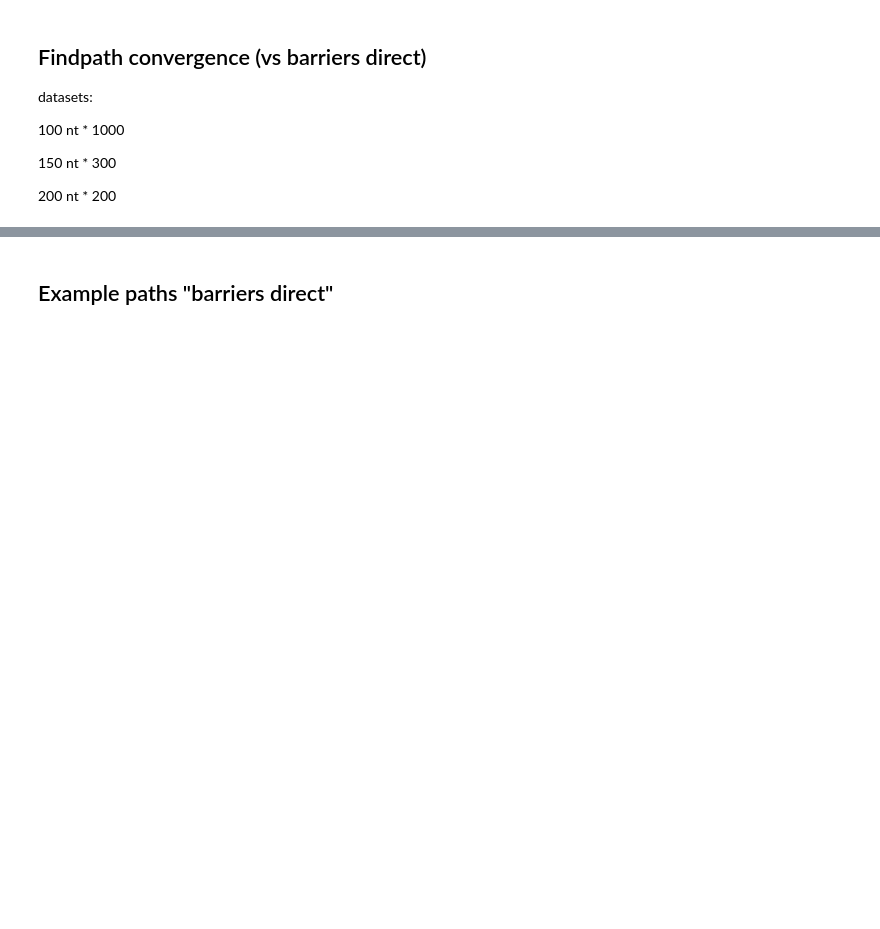
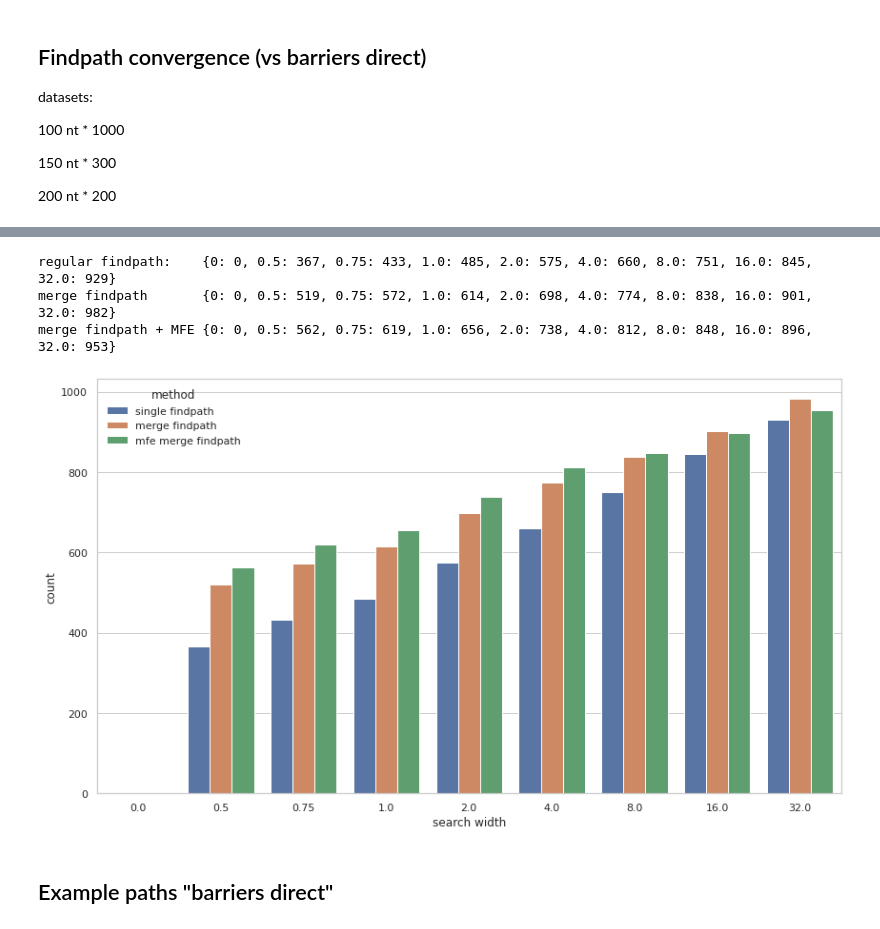
Before and after one commit to maxf-at/findpath_cpp, a Jupyter notebook: benchmarks/sw_scaling_result.ipynb, the cells around one changed output, grey strips where cells are left out. Cells and saved outputs as stored; diff of their text form; code cells hidden in the pictures; blank space fills up the shorter version.

```diff
--- a/benchmarks/sw_scaling_result.ipynb
+++ b/benchmarks/sw_scaling_result.ipynb
@@ -317,3 +547,12 @@ merge findpath + subopt paths, no convergence:          3 [156, 217, 300]
+# %%
+filename = "sw_scaling_h3_local_min_200x1000_multiple_sections_min10.csv"
+# filename = "sw_scaling_h3_local_min_300x1000_multiple_sections_min10.csv"
+hist_csv(prefix, filename, barriers=False, limit=limit, subopt_paths=False)
+# %% [output]
+regular findpath:    {0: 0, 0.5: 367, 0.75: 433, 1.0: 485, 2.0: 575, 4.0: 660, 8.0: 751, 16.0: 845, 32.0: 929}
+merge findpath       {0: 0, 0.5: 519, 0.75: 572, 1.0: 614, 2.0: 698, 4.0: 774, 8.0: 838, 16.0: 901, 32.0: 982}
+merge findpath + MFE {0: 0, 0.5: 562, 0.75: 619, 1.0: 656, 2.0: 738, 4.0: 812, 8.0: 848, 16.0: 896, 32.0: 953}
+[figure, added]
 # %% [markdown]
 ## Example paths "barriers direct"
 # %%
```
Also changed, not shown: parts of 17 cells of this notebook, 34 other files.
